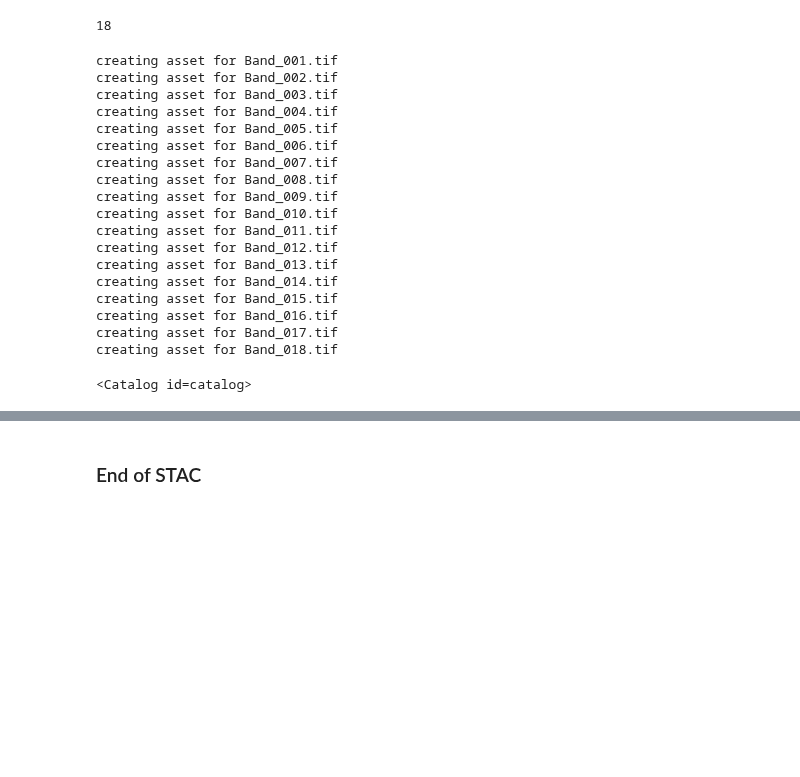
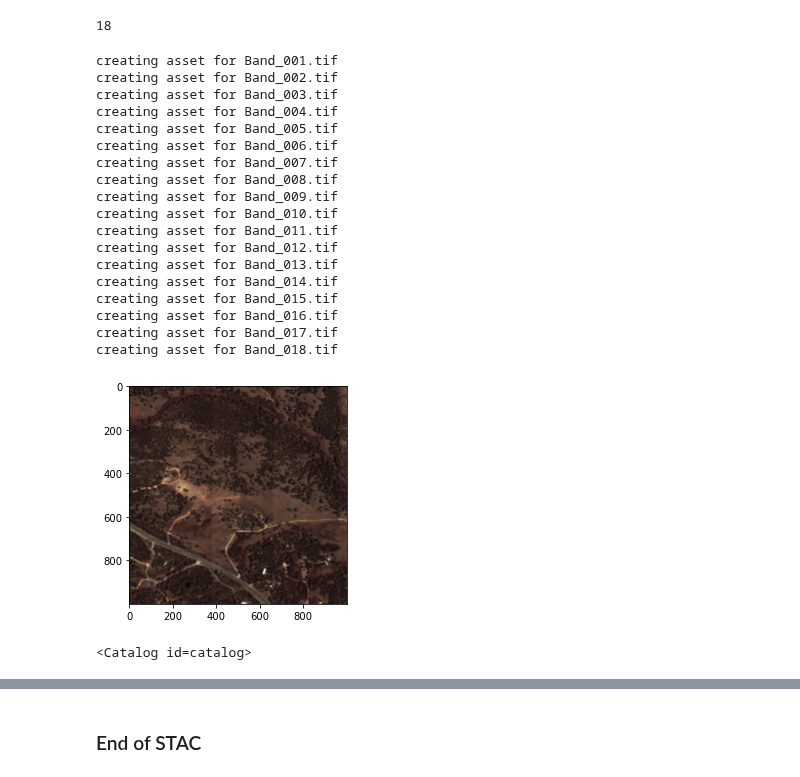
Before and after one commit to cjstewart/hyperspectral-project, a Jupyter notebook: notebooks/hdf5_to_GeoTIFF.ipynb, the cells around one changed output, grey strips where cells are left out. Cells and saved outputs as stored; diff of their text form; code cells hidden in the pictures; blank space fills up the shorter version.

```diff
--- a/notebooks/hdf5_to_GeoTIFF.ipynb
+++ b/notebooks/hdf5_to_GeoTIFF.ipynb
@@ -963,7 +1102,7 @@ print(np.mean(resamp_refl_array[:,:,band]))
 # %%
 from osgeo import gdal
 import numpy as np
-temp_path = r'C:\Users\Chris\Documents\SideProjects_C\hyperspectral-project\data\Skywatch\catalog\geotiff_method3_TEST_output Band_007.tif'
+temp_path = r'C:\Users\Chris\Documents\SideProjects_C\hyperspectral-project\data\Skywatch\catalog\WYVERN_DS_20210516T182703_PoRTPKsband_017.tif'
 
 gtif = gdal.Open( temp_path )
 band = gtif.GetRasterBand(1)
@@ -1214,33 +1353,48 @@ for band in range(resamp_refl_array.shape[2]):
                         title = common_band_names[band],
                         #href = os.path.join(img_path, file_name),
                         href = file_name,
                         media_type=pystac.MediaType.GEOTIFF,
                         roles = ["reflectance"]
                     )
     )
 
 
+# add the preview asset
+item.add_asset(
+                key = filename_prefix+'_preview',
+                asset = pystac.Asset(
+                    title = 'Preview',
+                    #href = os.path.join(img_path, file_name),
+                    href = filename_prefix+'_preview',
+                    media_type=pystac.MediaType.PNG,
+                    roles = ["overview"]
+                )
+)
+downSampler.toRGB(resamp_refl_array, filename_prefix+'_preview.png', mode=2) # WYVERN_DS_20210517T162735_1KhCotz_preview
+
+
 #catalog.normalize_hrefs(os.path.join(img_path, 'stac'))
 catalog.normalize_hrefs(img_path)
 # %% [output]
 creating asset for Band_001.tif
 creating asset for Band_002.tif
 creating asset for Band_003.tif
 creating asset for Band_004.tif
 creating asset for Band_005.tif
 creating asset for Band_006.tif
 creating asset for Band_007.tif
 creating asset for Band_008.tif
 creating asset for Band_009.tif
 creating asset for Band_010.tif
 creating asset for Band_011.tif
 creating asset for Band_012.tif
 creating asset for Band_013.tif
 creating asset for Band_014.tif
 creating asset for Band_015.tif
 creating asset for Band_016.tif
 creating asset for Band_017.tif
 creating asset for Band_018.tif
+[figure, added]
 <Catalog id=catalog>
 # %%
 import json
```
Also changed, not shown: parts of 53 cells of this notebook, 2 other files.
